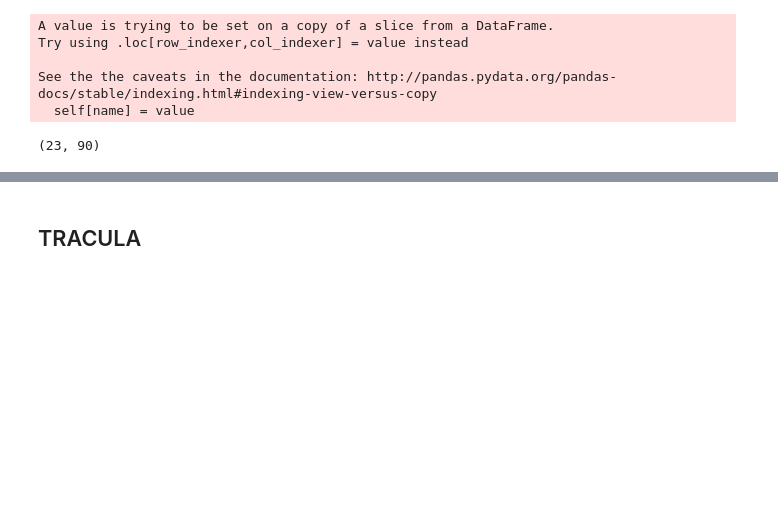
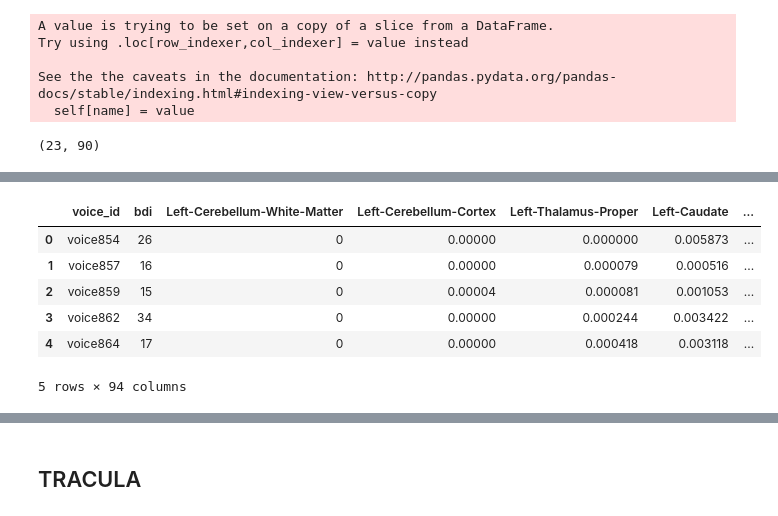
Before and after one commit to sitek/voice-depression-mri, a Jupyter notebook: scripts/diffusion/probtrackx_tracula_analysis.ipynb, the cells around one changed output, grey strips where cells are left out. Cells and saved outputs as stored; diff of their text form; code cells hidden in the pictures; blank space fills up the shorter version.

```diff
--- a/scripts/diffusion/probtrackx_tracula_analysis.ipynb
+++ b/scripts/diffusion/probtrackx_tracula_analysis.ipynb
@@ -261,0 +307,11 @@ smallest FDR-corrected p = 0.814
+# %%
+copes_merge_df = merge_df.merge(all_copes_df)
+copes_merge_df.head()
+# %% [output]
+|  | voice_id | bdi | Left-Cerebellum-White-Matter | Left-Cerebellum-Cortex | Left-Thalamus-Proper | Left-Caudate | ... |
+| 0 | voice854 | 26 | 0 | 0.00000 | 0.000000 | 0.005873 | ... |
+| 1 | voice857 | 16 | 0 | 0.00000 | 0.000079 | 0.000516 | ... |
+| 2 | voice859 | 15 | 0 | 0.00004 | 0.000081 | 0.001053 | ... |
+| 3 | voice862 | 34 | 0 | 0.00000 | 0.000244 | 0.003422 | ... |
+| 4 | voice864 | 17 | 0 | 0.00000 | 0.000418 | 0.003118 | ... |
+5 rows × 94 columns
```
Also changed, not shown: parts of 13 cells of this notebook.
